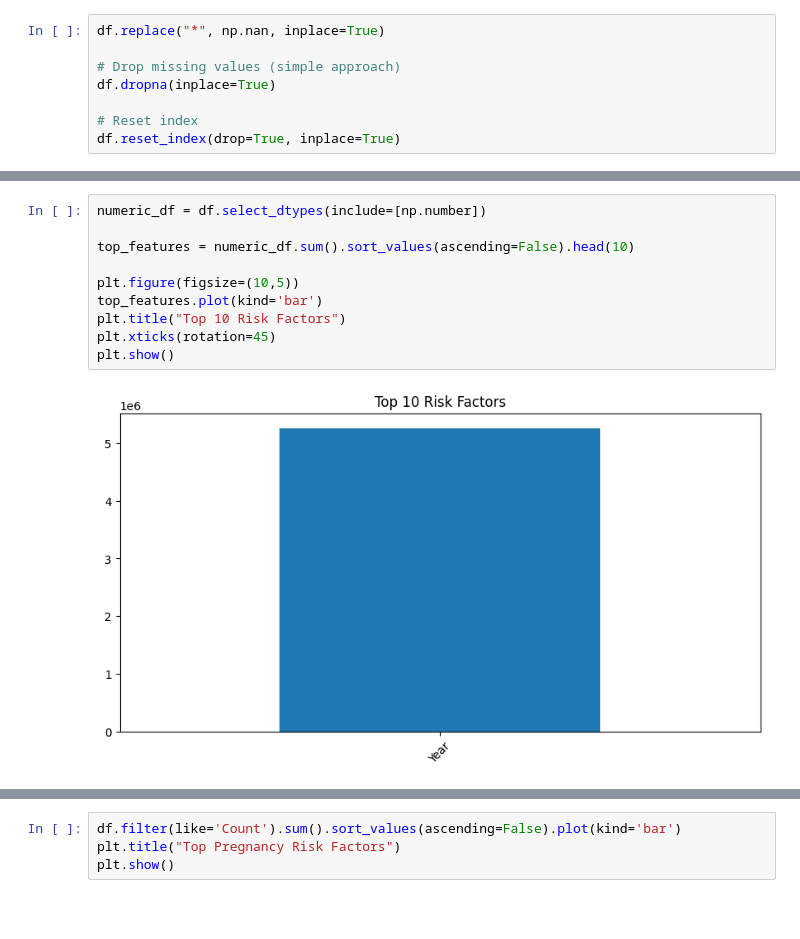
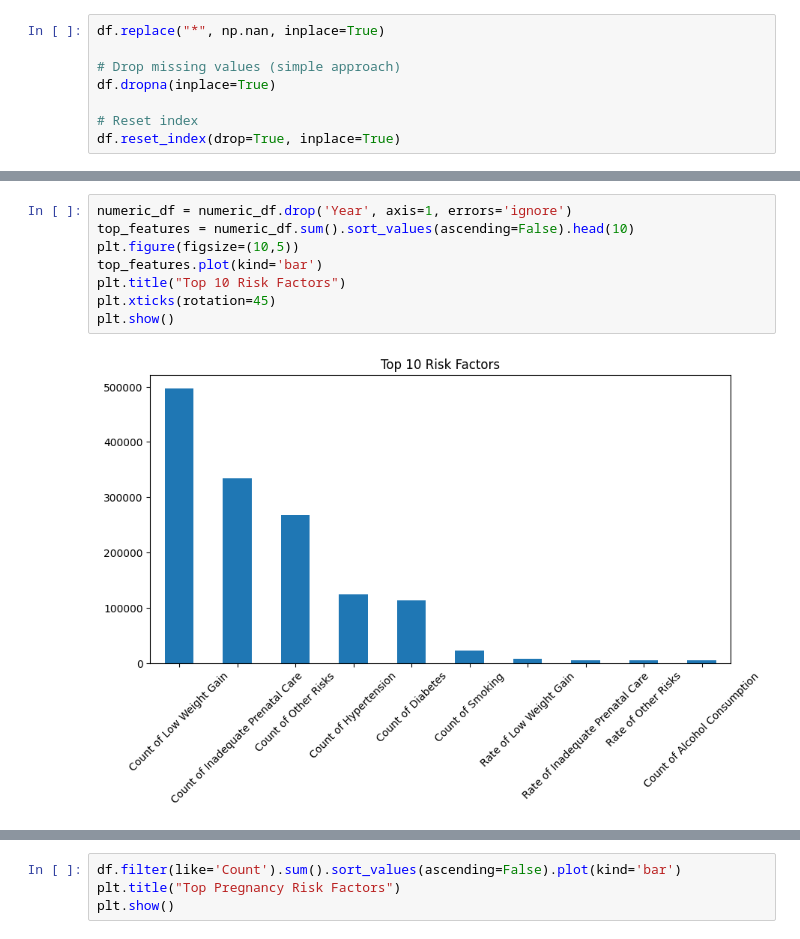
Before and after one commit to email2ssuganya/Reproductive-Health, a Jupyter notebook: Reproductive Health factors Analysis.ipynb, the cells around one changed output, grey strips where cells are left out. Cells and saved outputs as stored; diff of their text form; blank space fills up the shorter version.

```diff
--- a/Reproductive Health factors Analysis.ipynb
+++ b/Reproductive Health factors Analysis.ipynb
@@ -74,12 +161,10 @@ dtype: int64
 # %%
-numeric_df = df.select_dtypes(include=[np.number])
-
+numeric_df = numeric_df.drop('Year', axis=1, errors='ignore')
 top_features = numeric_df.sum().sort_values(ascending=False).head(10)
-
 plt.figure(figsize=(10,5))
 top_features.plot(kind='bar')
 plt.title("Top 10 Risk Factors")
 plt.xticks(rotation=45)
 plt.show()
 # %% [output]
-[figure, old version]
+[figure, new version]
```
Also changed, not shown: parts of 16 cells of this notebook.
